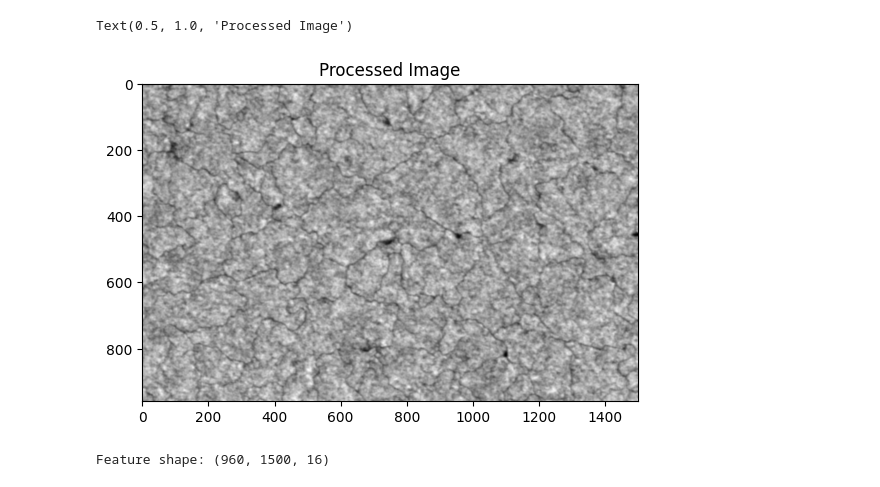
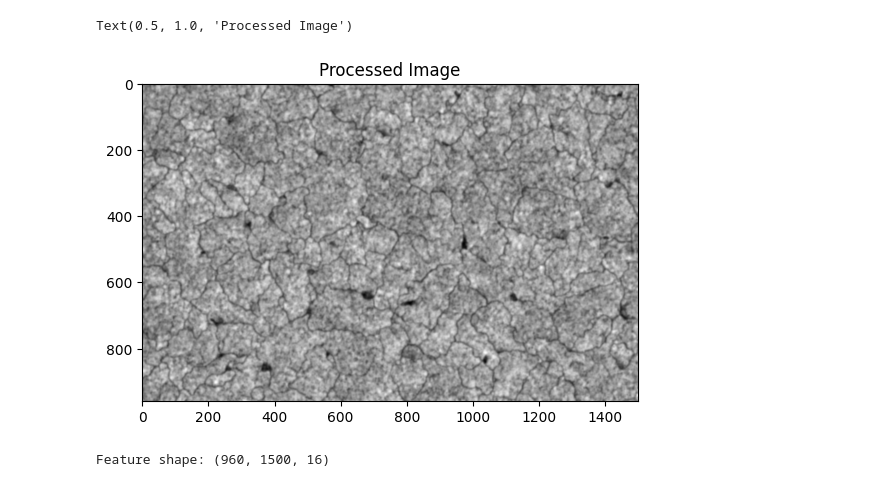
Before and after one commit to Robin-Hsu/SEM_grain_segmentation, a Jupyter notebook: predict.ipynb, the cells around one changed output. Saved outputs shown, nothing was run; the diff lists cells and outputs as text; code cells hidden in the pictures.

```diff
--- a/predict.ipynb
+++ b/predict.ipynb
@@ -60,19 +60,22 @@ background = opening(test_image, selem)
 
 # Subtract the background to get a flattened image
 corrected_image = test_image - background
-
-# Normalize to 0-1 range
-image_corrected = (corrected_image - corrected_image.min()) / (corrected_image.max() - corrected_image.min())
-image_denoised = filters.gaussian(image_corrected, sigma=2)
-
-# Display the processed image
-image_processed = image_denoised
-plt.figure()
-plt.imshow(image_processed, cmap='gray')
-plt.title('Processed Image')
-# %% [output]
-Text(0.5, 1.0, 'Processed Image')
-[figure, removed]
+# %%
+
+# Normalize to 0-1 range
+image_flattened = (corrected_image - corrected_image.min()) / (corrected_image.max() - corrected_image.min())
+# Enhance contrast of the result
+image_corrected =  exposure.equalize_adapthist(image_flattened, clip_limit= 0.004)
+image_denoised = filters.gaussian(image_corrected, sigma=2)
+
+# Display the processed image
+image_processed = image_denoised
+plt.figure()
+plt.imshow(image_processed, cmap='gray')
+plt.title('Processed Image')
+# %% [output]
+Text(0.5, 1.0, 'Processed Image')
+[figure, added]
 # %%
 
 # Set scale factor, measured using imageJ
```
Also changed, not shown: parts of 4 cells of this notebook, 1 other file.
